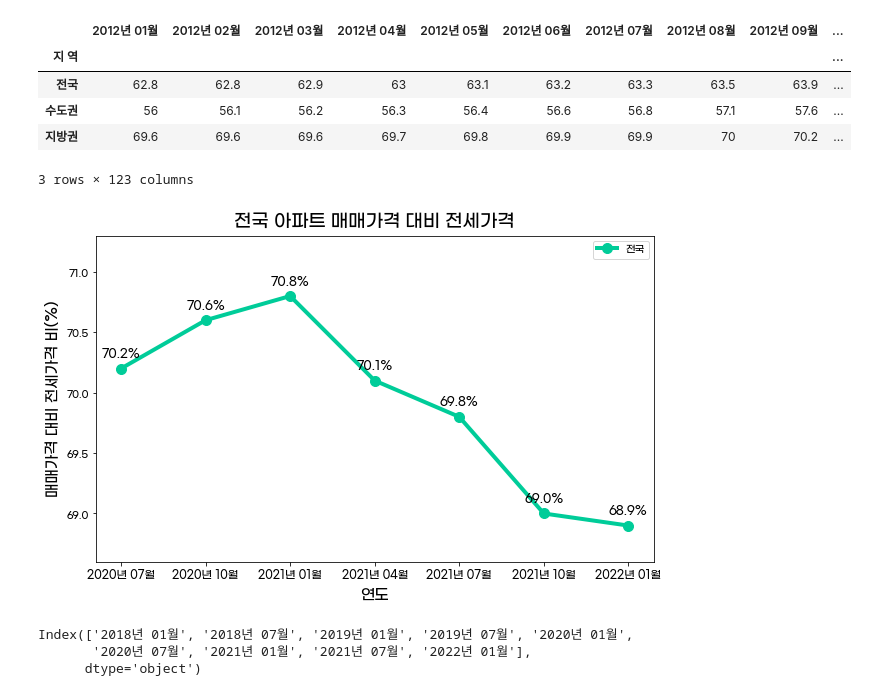
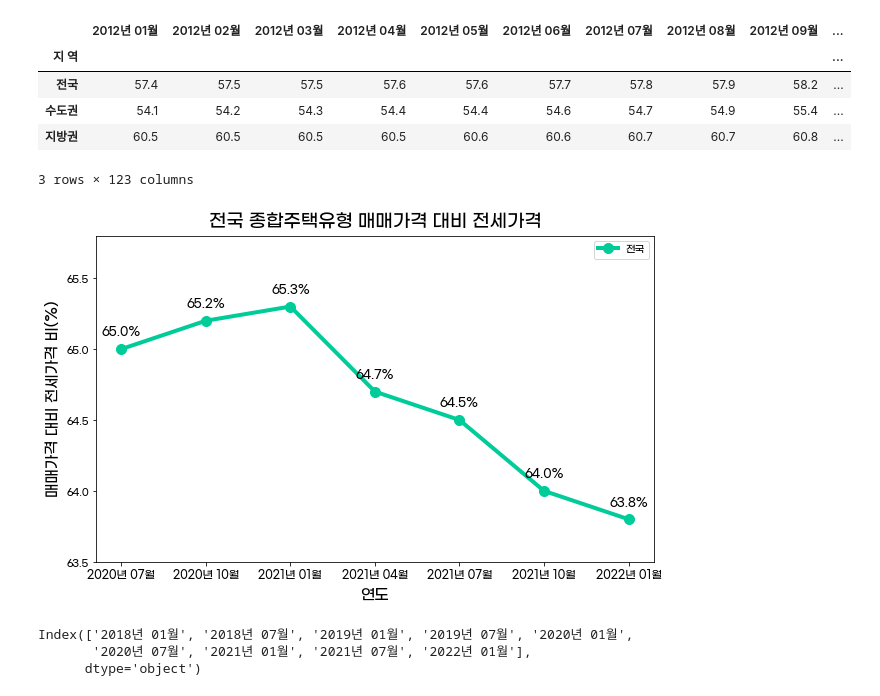
Before and after one commit to Minah-Seong/Project_Can, a Jupyter notebook: 최근_전국 아파트 매매가격 대비 전세가격.ipynb, the cells around one changed output. Drawn from its saved outputs; the diff is of its cells as text; code cells hidden in the pictures.

```diff
--- a/최근_전국 아파트 매매가격 대비 전세가격.ipynb
+++ b/최근_전국 아파트 매매가격 대비 전세가격.ipynb
@@ -10,17 +10,17 @@ font_path = './font/GmarketSansTTFMedium.ttf'
 font_name = font_manager.FontProperties(fname=font_path).get_name()
 rc('font', family=font_name)
 # %%
-data = pd.read_excel('./data/price/매매가격대비전세가격_평균가격_아파트.xlsx', header=10)
-data = data.drop(['Unnamed: 1', 'Unnamed: 2','Unnamed: 3'], axis=1)
+data = pd.read_excel('./data/price/매매가격대비전세가격_평균가격_종합.xlsx', header=10)
+data = data.drop(['Unnamed: 1', 'Unnamed: 2'], axis=1)
 data = data.loc[[0,1,2]]
 data.set_index('지 역' ,inplace=True)
 data
 # %% [output]
 |  | 2012년 01월 | 2012년 02월 | 2012년 03월 | 2012년 04월 | 2012년 05월 | 2012년 06월 | 2012년 07월 | 2012년 08월 | 2012년 09월 | ... |
 | 지 역 |  |  |  |  |  |  |  |  |  | ... |
-| 전국 | 62.8 | 62.8 | 62.9 | 63 | 63.1 | 63.2 | 63.3 | 63.5 | 63.9 | ... |
-| 수도권 | 56 | 56.1 | 56.2 | 56.3 | 56.4 | 56.6 | 56.8 | 57.1 | 57.6 | ... |
-| 지방권 | 69.6 | 69.6 | 69.6 | 69.7 | 69.8 | 69.9 | 69.9 | 70 | 70.2 | ... |
+| 전국 | 57.4 | 57.5 | 57.5 | 57.6 | 57.6 | 57.7 | 57.8 | 57.9 | 58.2 | ... |
+| 수도권 | 54.1 | 54.2 | 54.3 | 54.4 | 54.4 | 54.6 | 54.7 | 54.9 | 55.4 | ... |
+| 지방권 | 60.5 | 60.5 | 60.5 | 60.5 | 60.6 | 60.6 | 60.7 | 60.7 | 60.8 | ... |
 3 rows × 123 columns
 # %%
 ndf = data[['2020년 07월', '2020년 10월', '2021년 01월', '2021년 04월', '2021년 07월', '2021년 10월', '2022년 01월']]
@@ -33,36 +33,36 @@ ax = fig.add_subplot()
 
 # bar1 = ax.bar(ndf.columns, ndf.loc['전국'], label='전국', color=colors)
 # bar1 = bar1[0]
 
 line1 = ax.plot(ndf.columns, ndf.loc['전국'], label='전국', linewidth=4, color ='#00CC99', marker='o', markersize=10)
 line1 = line1[0]
 
 # line2 = ax.plot(ndf.columns, ndf.loc['지방권'], label='지방권', linewidth=4, color ='orange', marker='o', markersize=10)
 # line2 = line2[0]
 
 for coord in list(line1.get_xydata()):
     ax.text(coord[0],coord[1]+0.1,f'{coord[1]}%',fontsize=12, ha='center')
 
 # for coord in list(line2.get_xydata()):
 #     ax.text(coord[0],coord[1]+18000,f'{round(int(coord[1])/100000,2)}억원',fontsize=12, ha='center')
 
 # for x,y in enumerate(ndf.loc['전국']):
 #     ax.text(x,y+50,f'{y}원',ha='center',fontsize=13)
 
-ax.set_title('전국 아파트 매매가격 대비 전세가격',size=18, pad=10)
+ax.set_title('전국 종합주택유형 매매가격 대비 전세가격',size=18, pad=10)
 
 
 ax.set_xticklabels(labels=ndf.columns, fontsize=11)
-plt.ylim(68.6, 71.3)
+plt.ylim(63.5, 65.8)
 # ax.set_yticklabels(np.arange(420000,430000), fontsize=11)
 ax.set_xlabel('연도', fontsize = 15)
 ax.set_ylabel('매매가격 대비 전세가격 비(%)', fontsize = 15)
 
 ax.legend(loc='best')
 
 plt.savefig('output/전세가율_현황.png')
 # %% [output]
-[figure, old version]
+[figure, new version]
 # %%
 data.T.index
 # %% [output]
```
Also changed, not shown: 22 other files.
